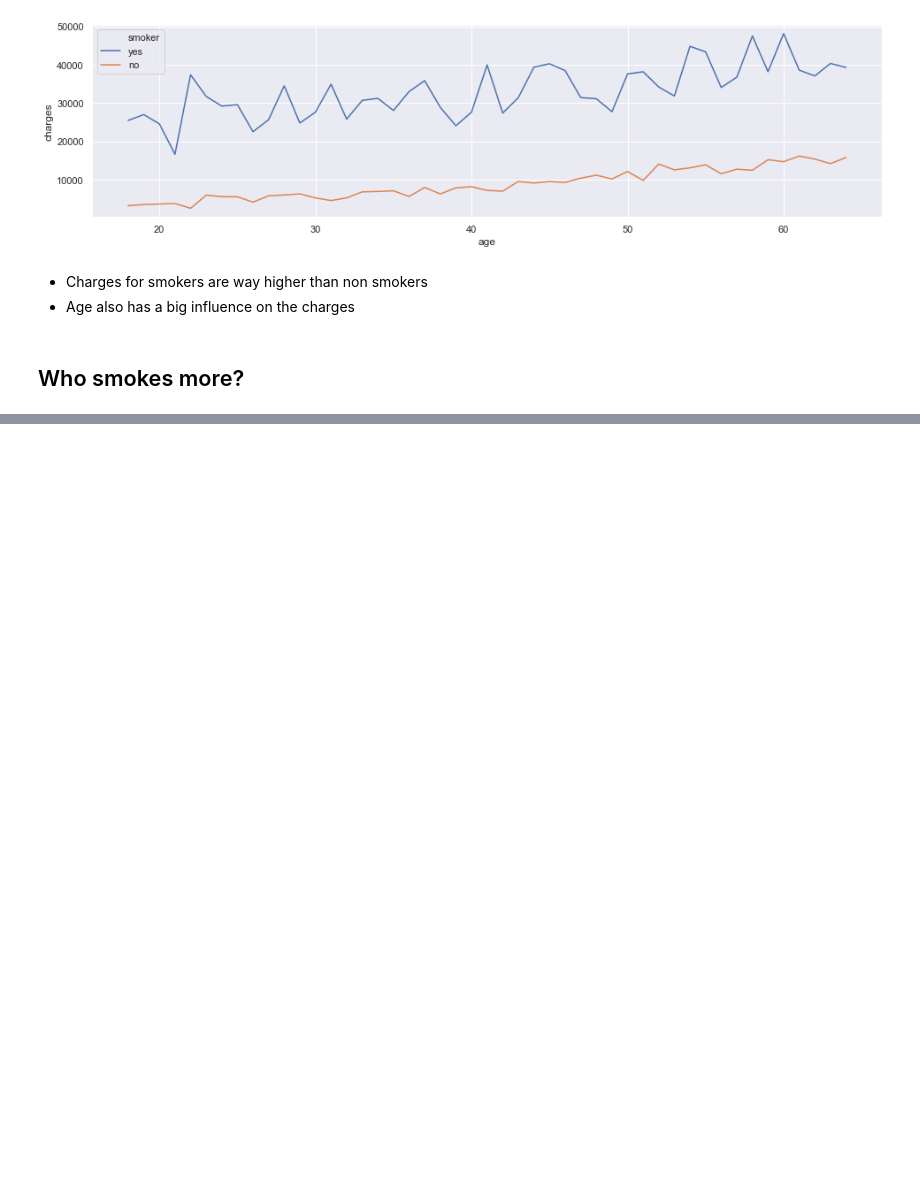
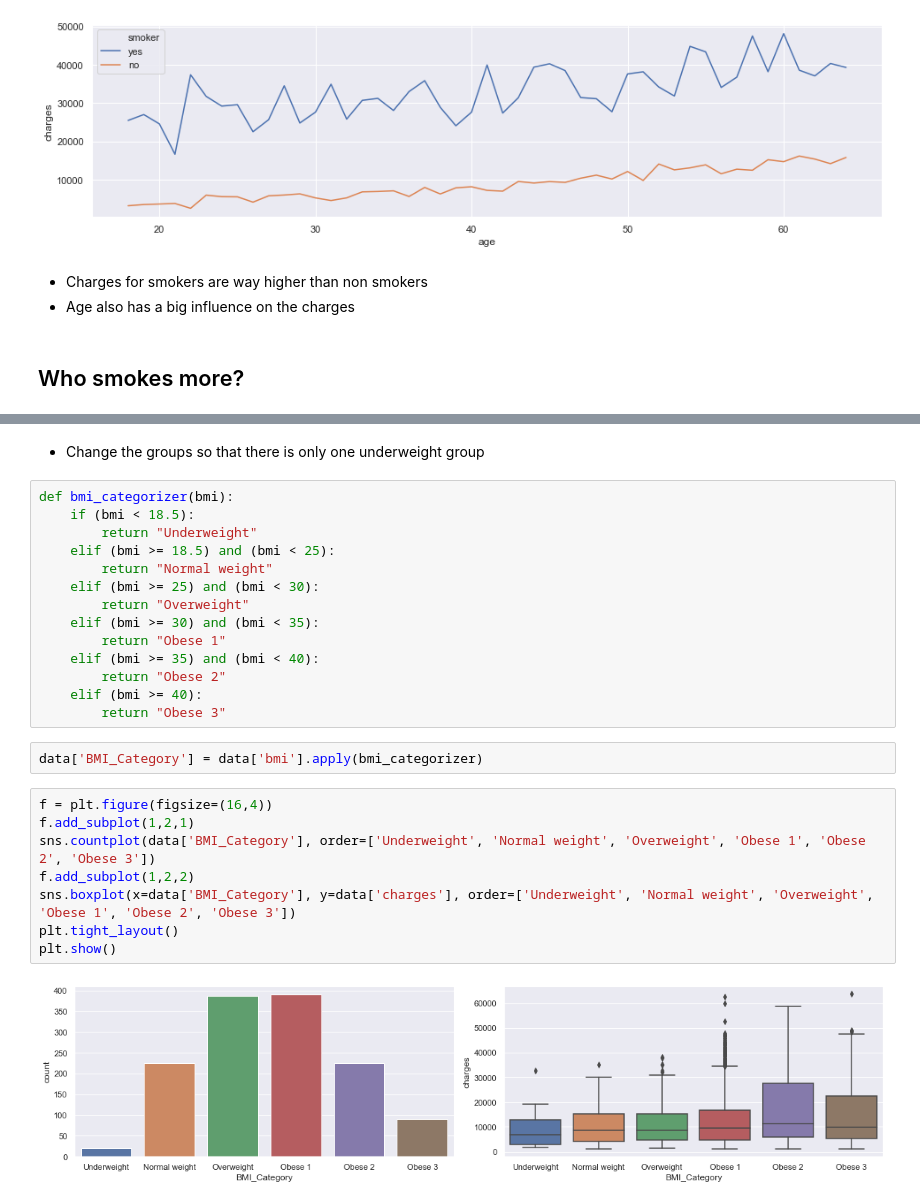
Before and after one commit to rm-kara/Medical-Insurance-Costs, a Jupyter notebook: med-costs.ipynb, the cells around one changed output, grey strips where cells are left out. Drawn from its saved outputs; the diff is of its cells as text; blank space fills up the shorter version.

```diff
--- a/med-costs.ipynb
+++ b/med-costs.ipynb
@@ -85,2 +131,30 @@ plt.show()
+# %% [markdown]
+* Change the groups so that there is only one underweight group
+# %%
+def bmi_categorizer(bmi):
+    if (bmi < 18.5):
+        return "Underweight"
+    elif (bmi >= 18.5) and (bmi < 25):
+        return "Normal weight"
+    elif (bmi >= 25) and (bmi < 30):
+        return "Overweight"
+    elif (bmi >= 30) and (bmi < 35):
+        return "Obese 1"
+    elif (bmi >= 35) and (bmi < 40):
+        return "Obese 2"
+    elif (bmi >= 40):
+        return "Obese 3"
+# %%
+data['BMI_Category'] = data['bmi'].apply(bmi_categorizer)
+# %%
+f = plt.figure(figsize=(16,4))
+f.add_subplot(1,2,1)
+sns.countplot(data['BMI_Category'], order=['Underweight', 'Normal weight', 'Overweight', 'Obese 1', 'Obese 2', 'Obese 3'])
+f.add_subplot(1,2,2)
+sns.boxplot(x=data['BMI_Category'], y=data['charges'], order=['Underweight', 'Normal weight', 'Overweight', 'Obese 1', 'Obese 2', 'Obese 3'])
+plt.tight_layout()
+plt.show()
+# %% [output]
+[figure, added]
 # %%
 data.head()
```
Also changed, not shown: parts of 14 cells of this notebook, 1 other file.
